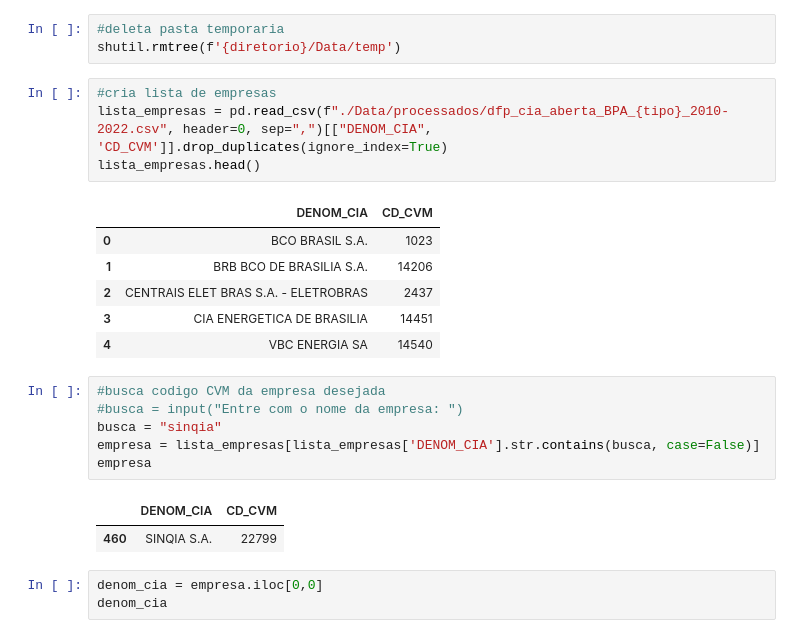
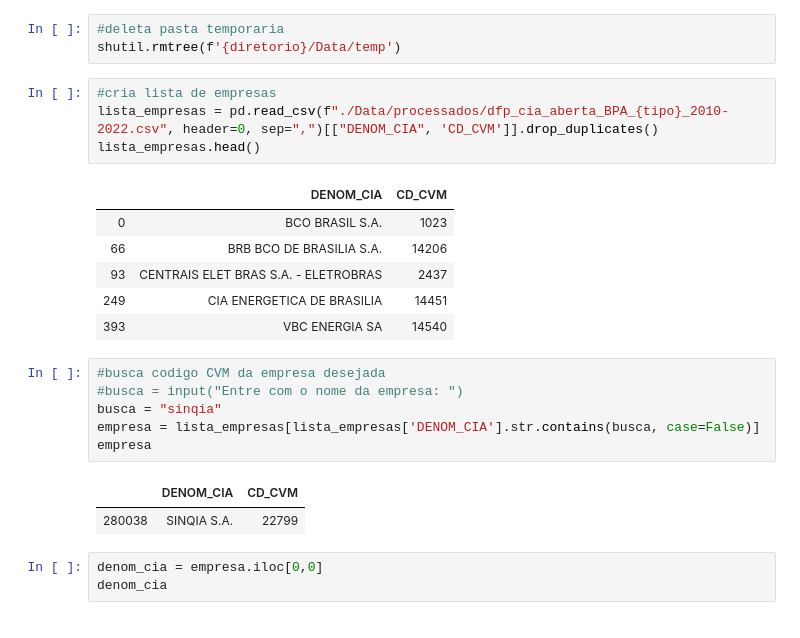
Before and after one commit to ggarmatter/Extrai-dados-CVM, a Jupyter notebook: Extrai dados CVM.ipynb, the cells around one changed output. Saved outputs shown, nothing was run; the diff lists cells and outputs as text.

```diff
--- a/Extrai dados CVM.ipynb
+++ b/Extrai dados CVM.ipynb
@@ -190,15 +190,15 @@ ITR DFC_MI_ind processado
 shutil.rmtree(f'{diretorio}/Data/temp')
 # %%
 #cria lista de empresas
-lista_empresas = pd.read_csv(f"./Data/processados/dfp_cia_aberta_BPA_{tipo}_2010-2022.csv", header=0, sep=",")[["DENOM_CIA", 'CD_CVM']].drop_duplicates(ignore_index=True)
+lista_empresas = pd.read_csv(f"./Data/processados/dfp_cia_aberta_BPA_{tipo}_2010-2022.csv", header=0, sep=",")[["DENOM_CIA", 'CD_CVM']].drop_duplicates()
 lista_empresas.head()
 # %% [output]
 |  | DENOM_CIA | CD_CVM |
 | 0 | BCO BRASIL S.A. | 1023 |
-| 1 | BRB BCO DE BRASILIA S.A. | 14206 |
-| 2 | CENTRAIS ELET BRAS S.A. - ELETROBRAS | 2437 |
-| 3 | CIA ENERGETICA DE BRASILIA | 14451 |
-| 4 | VBC ENERGIA SA | 14540 |
+| 66 | BRB BCO DE BRASILIA S.A. | 14206 |
+| 93 | CENTRAIS ELET BRAS S.A. - ELETROBRAS | 2437 |
+| 249 | CIA ENERGETICA DE BRASILIA | 14451 |
+| 393 | VBC ENERGIA SA | 14540 |
 # %%
 #busca codigo CVM da empresa desejada
 #busca = input("Entre com o nome da empresa: ")
@@ -207,7 +207,7 @@ empresa = lista_empresas[lista_empresas['DENOM_CIA'].str.contains(busca, case=Fa
 empresa
 # %% [output]
 |  | DENOM_CIA | CD_CVM |
-| 460 | SINQIA S.A. | 22799 |
+| 280038 | SINQIA S.A. | 22799 |
 # %%
 denom_cia = empresa.iloc[0,0]
 denom_cia
```
Also changed, not shown: parts of 6 cells of this notebook.
